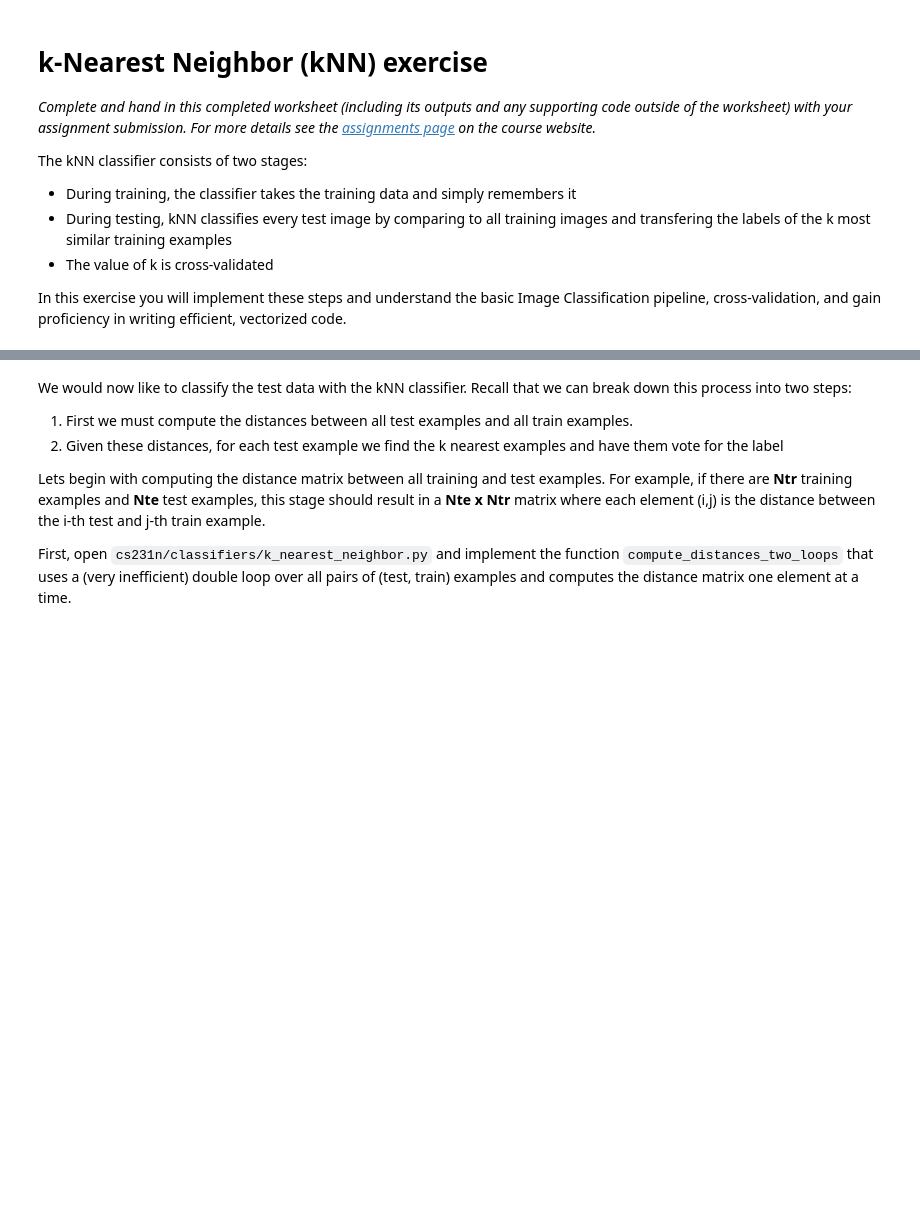
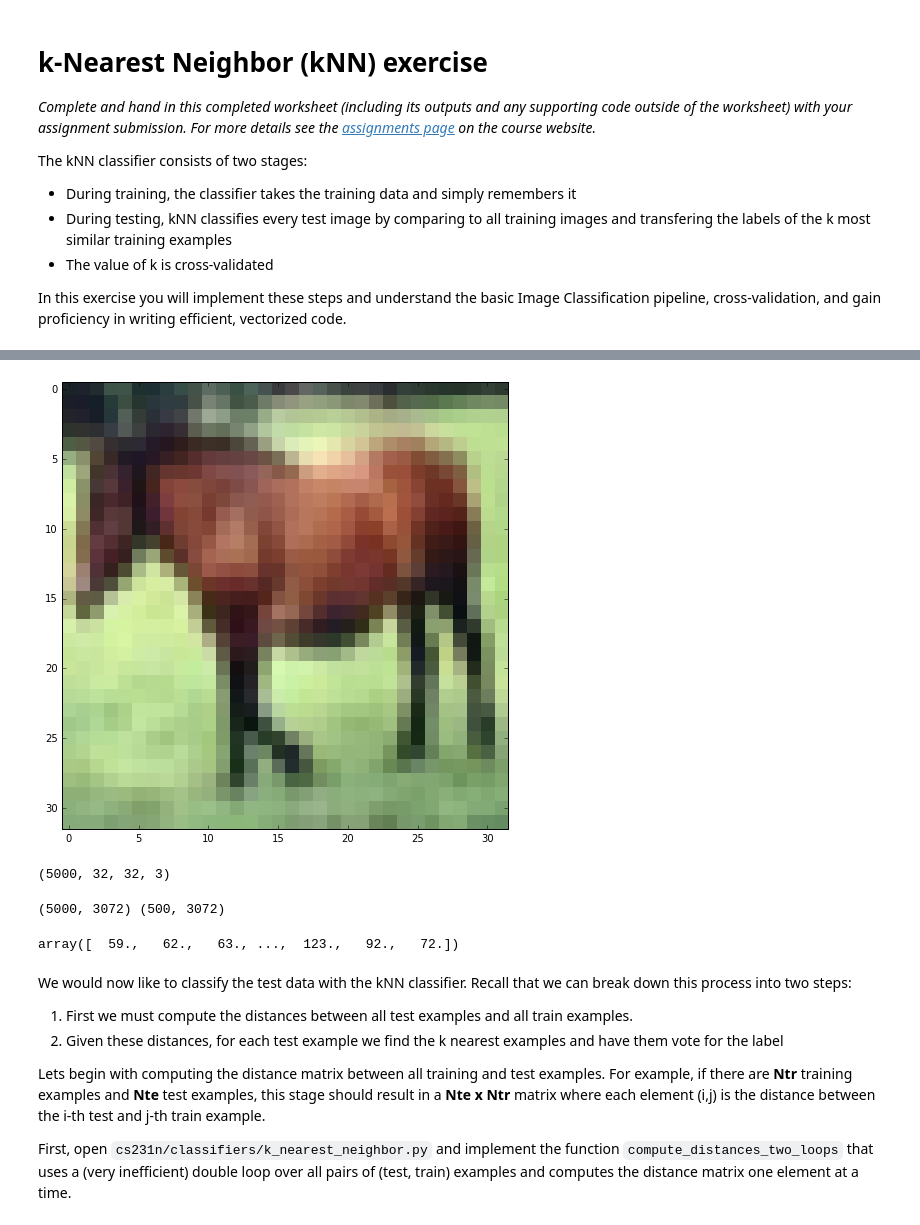
Before and after one commit to probe301/kaggle, a Jupyter notebook: CS231n_assignment1/knn.ipynb, the cells around one changed output, grey strips where cells are left out. Drawn from its saved outputs; the diff is of its cells as text; code cells hidden in the pictures; blank space fills up the shorter version.

```diff
--- a/CS231n_assignment1/knn.ipynb
+++ b/CS231n_assignment1/knn.ipynb
@@ -61,3 +110,12 @@ plt.show()
+# %%
+plt.subplot(1, 1, 1)
+plt.imshow(X_train[7].astype('uint8'))
+plt.show()
+
+
+# def draw_image(record):
+# %% [output]
+[figure, added]
 # %%
 # Subsample the data for more efficient code execution in this exercise
 num_training = 5000
@@ -69,11 +127,21 @@ num_test = 500
 mask = range(num_test)
 X_test = X_test[mask]
 y_test = y_test[mask]
+# %%
+X_train.shape
+# %% [output]
+(5000, 32, 32, 3)
 # %%
 # Reshape the image data into rows
 X_train = np.reshape(X_train, (X_train.shape[0], -1))
 X_test = np.reshape(X_test, (X_test.shape[0], -1))
-print X_train.shape, X_test.shape
+print (X_train.shape, X_test.shape)
+# %% [output]
+(5000, 3072) (500, 3072)
+# %%
+X_train[0]
+# %% [output]
+array([  59.,   62.,   63., ...,  123.,   92.,   72.])
 # %%
 from cs231n.classifiers import KNearestNeighbor
 
```
Also changed, not shown: parts of 13 cells of this notebook, 5 other files.
